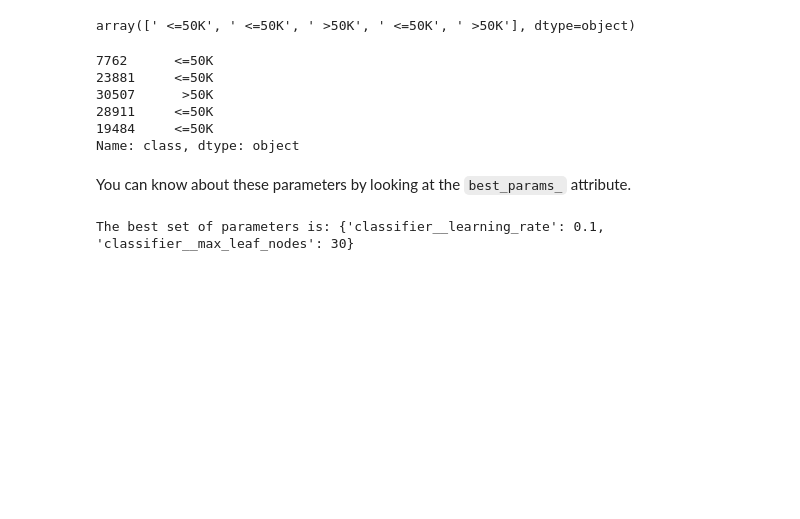
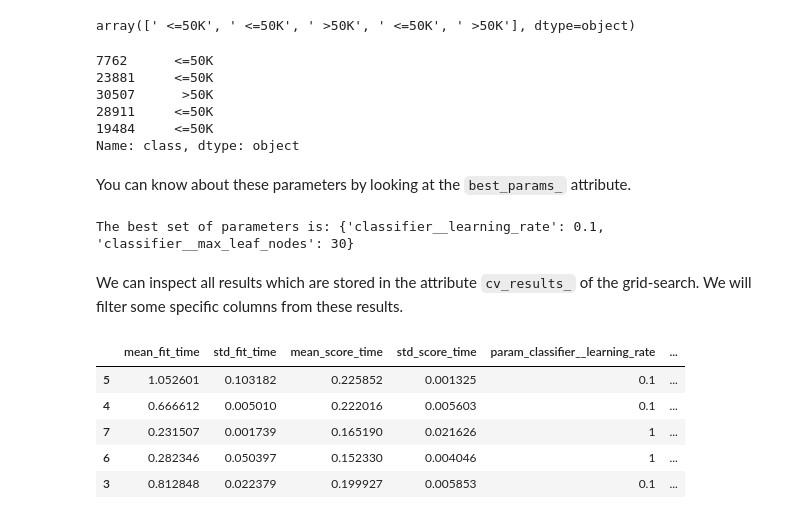
Before and after one commit to skacem/Learning-Machine-Learning, a Jupyter notebook: Scikit-learn/302_grid_search.ipynb, the cells around one changed output. Drawn from its saved outputs; the diff is of its cells as text; code cells hidden in the pictures; blank space fills up the shorter version.

```diff
--- a/Scikit-learn/302_grid_search.ipynb
+++ b/Scikit-learn/302_grid_search.ipynb
@@ -171,3 +171,16 @@ print(f"The best set of parameters is: "
       f"{model_grid_search.best_params_}")
 # %% [output]
 The best set of parameters is: {'classifier__learning_rate': 0.1, 'classifier__max_leaf_nodes': 30}
+# %% [markdown]
+We can inspect all results which are stored in the attribute `cv_results_` of the grid-search. We will filter some specific columns from these results.
+# %%
+cv_results = pd.DataFrame(model_grid_search.cv_results_).sort_values(
+                "mean_test_score", ascending=False)
+cv_results.head()
+# %% [output]
+|  | mean_fit_time | std_fit_time | mean_score_time | std_score_time | param_classifier__learning_rate | ... |
+| 5 | 1.052601 | 0.103182 | 0.225852 | 0.001325 | 0.1 | ... |
+| 4 | 0.666612 | 0.005010 | 0.222016 | 0.005603 | 0.1 | ... |
+| 7 | 0.231507 | 0.001739 | 0.165190 | 0.021626 | 1 | ... |
+| 6 | 0.282346 | 0.050397 | 0.152330 | 0.004046 | 1 | ... |
+| 3 | 0.812848 | 0.022379 | 0.199927 | 0.005853 | 0.1 | ... |
```
Also changed, not shown: parts of 7 cells of this notebook.
